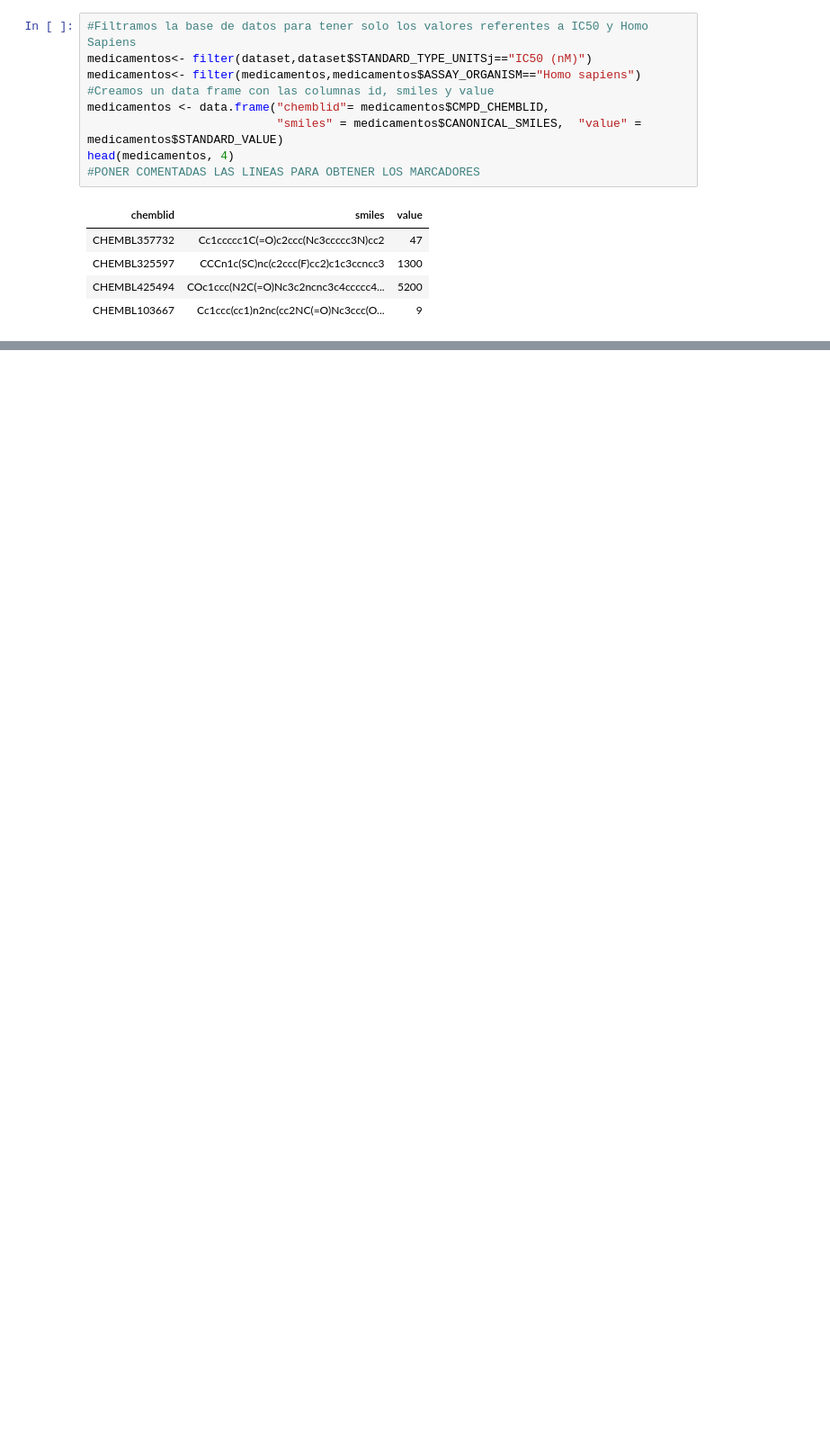
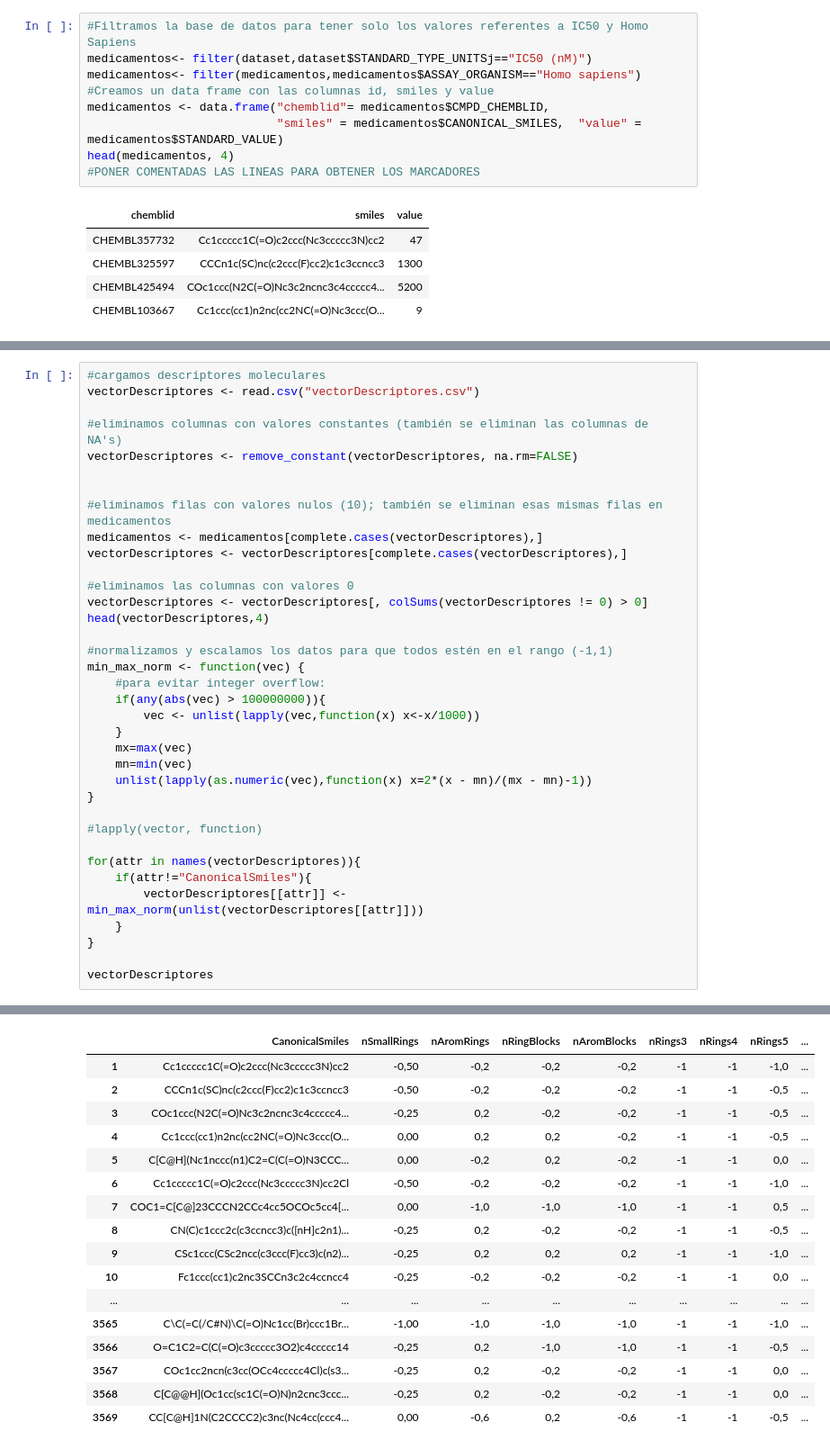
Before and after one commit to alejandrorodriguezarias/MedicamentosMUBICS, a Jupyter notebook: medicamentos-jupyter.ipynb, the cells around one changed output, grey strips where cells are left out. Shown at 90% size. Saved outputs shown, nothing was run; the diff lists cells and outputs as text; blank space fills up the shorter version.

```diff
--- a/medicamentos-jupyter.ipynb
+++ b/medicamentos-jupyter.ipynb
@@ -92,0 +81,37 @@ mean(values)
+# %%
+#cargamos descriptores moleculares
+vectorDescriptores <- read.csv("vectorDescriptores.csv")
+
+#eliminamos columnas con valores constantes (también se eliminan las columnas de NA's)
+vectorDescriptores <- remove_constant(vectorDescriptores, na.rm=FALSE)
+
+
+#eliminamos filas con valores nulos (10); también se eliminan esas mismas filas en medicamentos
+medicamentos <- medicamentos[complete.cases(vectorDescriptores),]
+vectorDescriptores <- vectorDescriptores[complete.cases(vectorDescriptores),]
+
+#eliminamos las columnas con valores 0
+vectorDescriptores <- vectorDescriptores[, colSums(vectorDescriptores != 0) > 0]
+head(vectorDescriptores,4)
+
+#normalizamos y escalamos los datos para que todos estén en el rango (-1,1)
+min_max_norm <- function(vec) {
+    #para evitar integer overflow:
+    if(any(abs(vec) > 100000000)){
+        vec <- unlist(lapply(vec,function(x) x<-x/1000))
+    }
+    mx=max(vec)
+    mn=min(vec)
+    unlist(lapply(as.numeric(vec),function(x) x=2*(x - mn)/(mx - mn)-1))
+}
+
+#lapply(vector, function)
+
+for(attr in names(vectorDescriptores)){
+    if(attr!="CanonicalSmiles"){
+        vectorDescriptores[[attr]] <- min_max_norm(unlist(vectorDescriptores[[attr]]))
+    }
+}
+
+vectorDescriptores
+# %% [output]
@@ -93,2 +123,19 @@ mean(values)
+|  | CanonicalSmiles | nSmallRings | nAromRings | nRingBlocks | nAromBlocks | nRings3 | nRings4 | nRings5 | ... |
+| 1 | Cc1ccccc1C(=O)c2ccc(Nc3ccccc3N)cc2 | -0,50 | -0,2 | -0,2 | -0,2 | -1 | -1 | -1,0 | ... |
+| 2 | CCCn1c(SC)nc(c2ccc(F)cc2)c1c3ccncc3 | -0,50 | -0,2 | -0,2 | -0,2 | -1 | -1 | -0,5 | ... |
+| 3 | COc1ccc(N2C(=O)Nc3c2ncnc3c4ccccc4... | -0,25 | 0,2 | -0,2 | -0,2 | -1 | -1 | -0,5 | ... |
+| 4 | Cc1ccc(cc1)n2nc(cc2NC(=O)Nc3ccc(O... | 0,00 | 0,2 | 0,2 | -0,2 | -1 | -1 | -0,5 | ... |
+| 5 | C[C@H](Nc1nccc(n1)C2=C(C(=O)N3CCC... | 0,00 | -0,2 | 0,2 | -0,2 | -1 | -1 | 0,0 | ... |
+| 6 | Cc1ccccc1C(=O)c2ccc(Nc3ccccc3N)cc2Cl | -0,50 | -0,2 | -0,2 | -0,2 | -1 | -1 | -1,0 | ... |
+| 7 | COC1=C[C@]23CCCN2CCc4cc5OCOc5cc4[... | 0,00 | -1,0 | -1,0 | -1,0 | -1 | -1 | 0,5 | ... |
+| 8 | CN(C)c1ccc2c(c3ccncc3)c([nH]c2n1)... | -0,25 | 0,2 | -0,2 | -0,2 | -1 | -1 | -0,5 | ... |
+| 9 | CSc1ccc(CSc2ncc(c3ccc(F)cc3)c(n2)... | -0,25 | 0,2 | 0,2 | 0,2 | -1 | -1 | -1,0 | ... |
+| 10 | Fc1ccc(cc1)c2nc3SCCn3c2c4ccncc4 | -0,25 | -0,2 | -0,2 | -0,2 | -1 | -1 | 0,0 | ... |
+| ... | ... | ... | ... | ... | ... | ... | ... | ... | ... |
+| 3565 | C\C(=C(/C#N)\C(=O)Nc1cc(Br)ccc1Br... | -1,00 | -1,0 | -1,0 | -1,0 | -1 | -1 | -1,0 | ... |
+| 3566 | O=C1C2=C(C(=O)c3ccccc3O2)c4ccccc14 | -0,25 | 0,2 | -1,0 | -1,0 | -1 | -1 | -0,5 | ... |
+| 3567 | COc1cc2ncn(c3cc(OCc4ccccc4Cl)c(s3... | -0,25 | 0,2 | -0,2 | -0,2 | -1 | -1 | 0,0 | ... |
+| 3568 | C[C@@H](Oc1cc(sc1C(=O)N)n2cnc3ccc... | -0,25 | 0,2 | -0,2 | -0,2 | -1 | -1 | 0,0 | ... |
+| 3569 | CC[C@H]1N(C2CCCC2)c3nc(Nc4cc(ccc4... | 0,00 | -0,6 | 0,2 | -0,6 | -1 | -1 | -0,5 | ... |
 # %%
 #utilizamos la media como umbral para definir las clases IC50LOW (1) e IC50HIGH (0)
```
Also changed, not shown: parts of 16 cells of this notebook.
